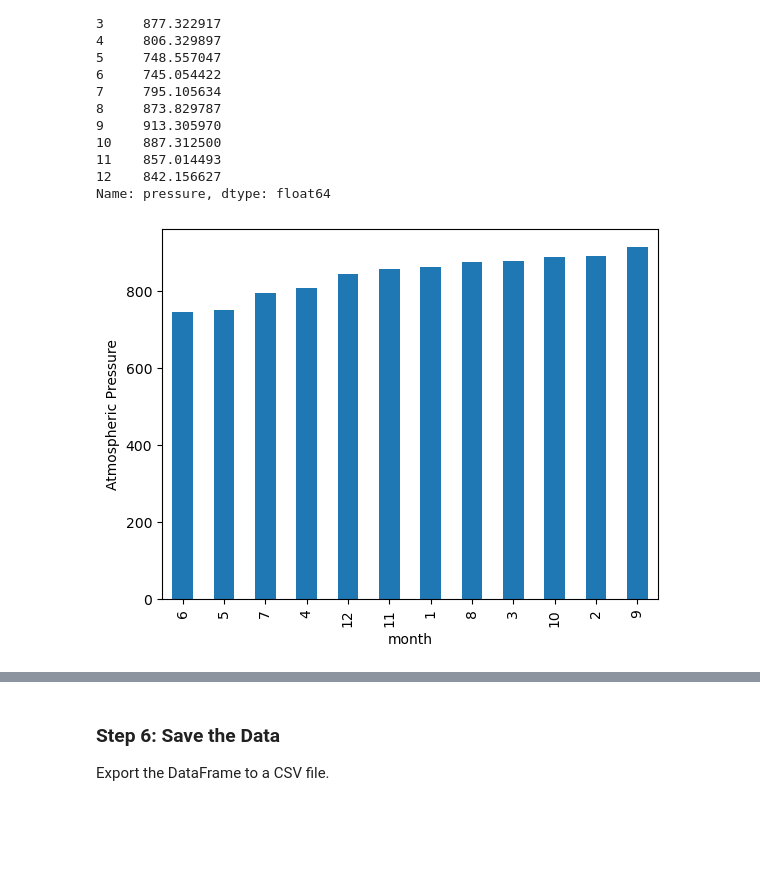
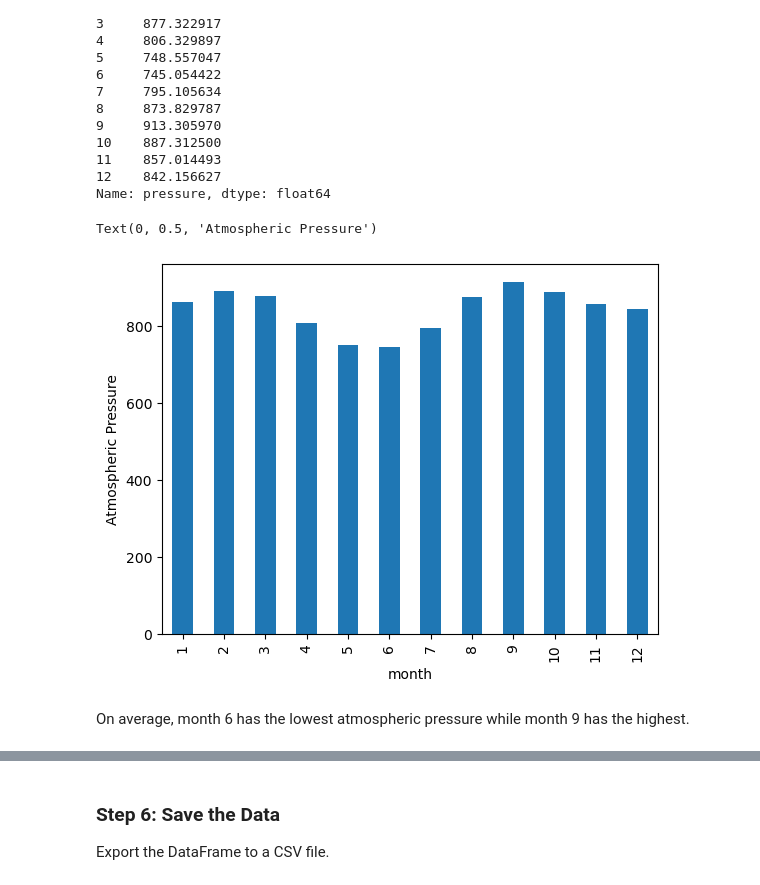
Before and after one commit to chrisc27/splinter-challenge, a Jupyter notebook: part_2_mars_weather.ipynb, the cells around one changed output, grey strips where cells are left out. Saved outputs shown, nothing was run; the diff lists cells and outputs as text; code cells hidden in the pictures; blank space fills up the shorter version.

```diff
--- a/part_2_mars_weather.ipynb
+++ b/part_2_mars_weather.ipynb
@@ -137,0 +113,4 @@ dtype: object
+# %%
+# Change data types for data analysis
+df = df.astype({'sol': 'int64', 'ls': 'int64', 'month': 'int64', 'min_temp': 'float64', 'pressure': 'float64'})
+df['terrestrial_date'] = pd.to_datetime(df['terrestrial_date'])
@@ -184,6 +172,9 @@ Name: month, dtype: int64
 1867
 # %%
 # 3. What is the average low temperature by month?
+df2 = df.groupby('month')
+df3 = df2['min_temp'].mean()
+df3
 # %% [output]
 month
 1    -77.160920
@@ -210,5 +213,7 @@ Name: min_temp, dtype: float64
 # %%
 # 4. Average pressure by Martian month
+df4 = df2['pressure'].mean()
+df4
 # %% [output]
 month
 1     862.488506
@@ -226,5 +231,10 @@ month
 Name: pressure, dtype: float64
 # %%
 # Plot the average pressure by month
+p2 = df4.plot(kind='bar')
+p2.set_ylabel("Atmospheric Pressure")
 # %% [output]
+Text(0, 0.5, 'Atmospheric Pressure')
-[figure, old version]
+[figure, new version]
+# %% [markdown]
+On average, month 6 has the lowest atmospheric pressure while month 9 has the highest.
```
Also changed, not shown: parts of 19 cells of this notebook, 1 other file.
